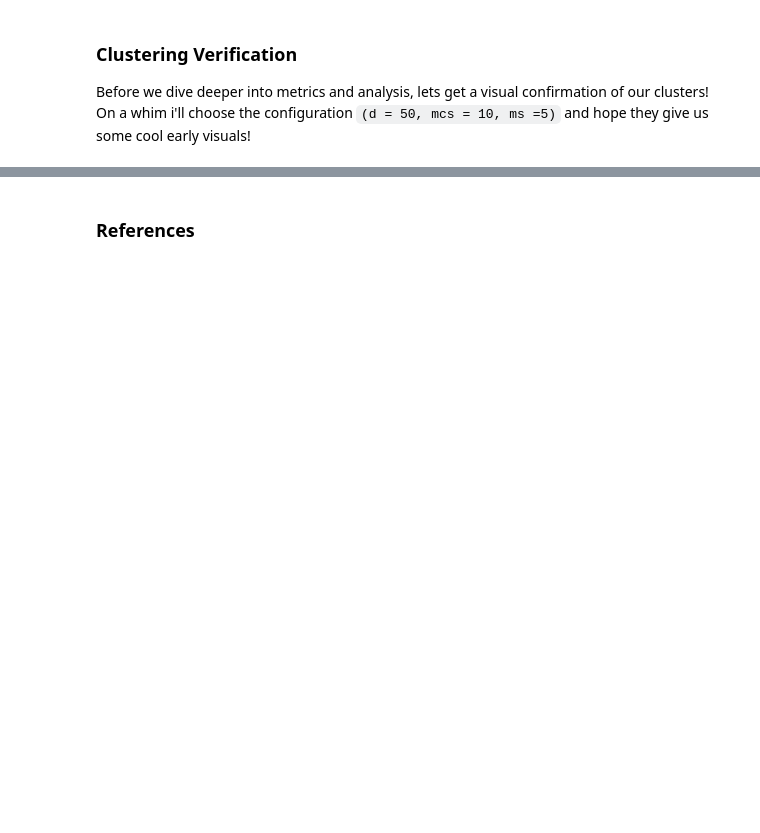
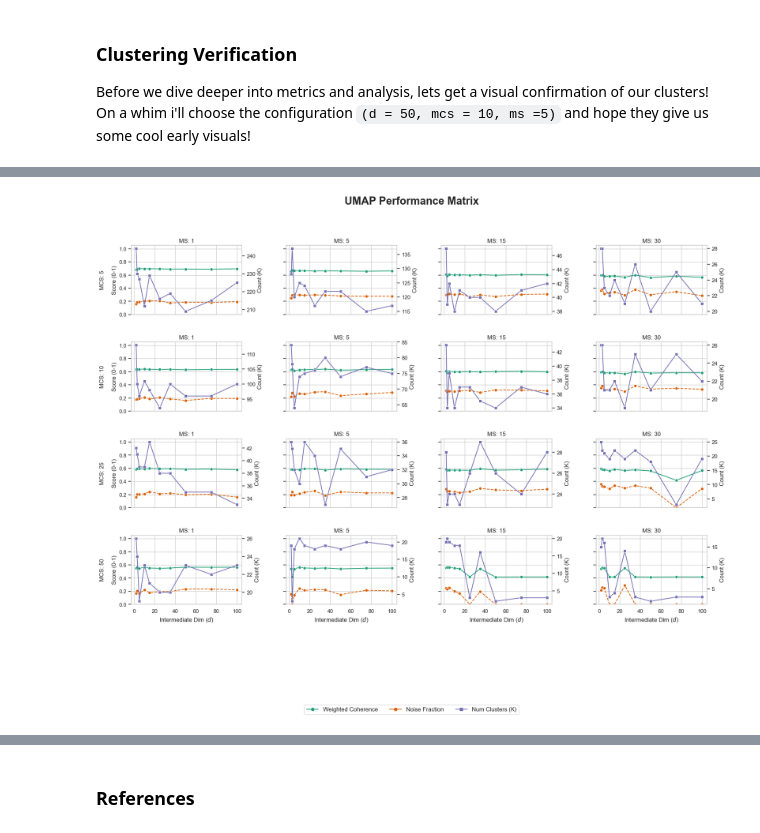
Before and after one commit to evansun06/trend-analysis-sr, a Jupyter notebook: analysis.ipynb, the cells around one changed output, grey strips where cells are left out. Drawn from its saved outputs; the diff is of its cells as text; code cells hidden in the pictures; blank space fills up the shorter version.

Commit message:
add performance matrices

```diff
--- a/analysis.ipynb
+++ b/analysis.ipynb
@@ -527,0 +516,5 @@ $$ARI(L_{orig}, L_m) = \frac{\sum_{ij} \binom{n_{ij}}{2} - [\sum_i \binom{a_i}{2
+# %%
+### First we align the normalized embeddings with our results dataframe for downstream calculations
+aligned_df = pd.merge(df[['article_id','embedding_norm']], results_df, how='outer', on='article_id')
+
+aligned_df.head()
@@ -527,0 +587,82 @@ $$ARI(L_{orig}, L_m) = \frac{\sum_{ij} \binom{n_{ij}}{2} - [\sum_i \binom{a_i}{2
+# %%
+# Exclude d = 500
+filt = final_df[final_df['d'] != 500]
+
+
+# Using your professional palette
+PALETTE = {"coh": "#1b9e77", "noise": "#d95f02", "k": "#7570b3"}
+
+def twin_lineplot(data, **kwargs):
+    ax1 = plt.gca()
+
+    # 1. Primary Axis: Coherence and Noise
+    sns.lineplot(data=data, x="d", y="weighted_coh", color=PALETTE["coh"],
+                 marker="o", label="Weighted Coherence", ax=ax1, legend=False)
+    sns.lineplot(data=data, x="d", y="noise_frac", color=PALETTE["noise"],
+                 marker="o", linestyle="--", label="Noise Fraction", ax=ax1, legend=False)
+
+    ax1.set_ylim(0, 1.05)
+    ax1.set_ylabel("Score (0-1)")
+
+    # 2. Secondary Axis: Num Clusters
+    ax2 = ax1.twinx()
+    sns.lineplot(data=data, x="d", y="num_clusters", color=PALETTE["k"],
+                 marker="s", label="Num Clusters (K)", ax=ax2, legend=False)
+
+    ax2.set_ylabel("Count (K)")
+    ax2.grid(False)
+
+def generate_matrix(df, pipeline_name):
+    pipeline_df = df[df['pipeline'] == pipeline_name].copy()
+
+    # Set margin_titles=False to remove the right-side clutter
+    g = sns.FacetGrid(
+        pipeline_df,
+        row="mcs",
+        col="ms",
+        height=3.5,
+        aspect=1.5,
+        margin_titles=False
+    )
+
+    g.map_dataframe(twin_lineplot)
+
+    # 3. Explicit Axis Naming
+    g.set_axis_labels("Intermediate Dim ($d$)", "Score (0-1)")
+
+    # 4. Clean up Titles
+    # We remove the row titles from the top of every single plot
+    # and keep them only on the far-left axes.
+    for ax in g.axes.flat:
+        curr_title = ax.get_title()
+        if "mcs =" in curr_title:
+            # Splits "mcs = 5 | ms = 1" to just "MS: 1" for the top
+            new_title = curr_title.split("|")[-1].replace("ms =", "MS:").strip()
+            ax.set_title(new_title)
+
+    # 5. Add Left-Side Row Labels
+    # This places the "MCS" label clearly on the left of each row
+    for i, row_val in enumerate(sorted(pipeline_df['mcs'].unique())):
+        g.axes[i, 0].set_ylabel(f"MCS: {row_val}\n\nScore (0-1)")
+
+    # 6. Global Legend below the X-axis
+    handles = [
+        plt.Line2D([0], [0], color=PALETTE["coh"], marker='o', label='Weighted Coherence'),
+        plt.Line2D([0], [0], color=PALETTE["noise"], marker='o', label='Noise Fraction'),
+        plt.Line2D([0], [0], color=PALETTE["k"], marker='s', label='Num Clusters (K)')
+    ]
+
+    g.fig.legend(handles=handles, loc='lower center', bbox_to_anchor=(0.5, -0.08),
+                 ncol=3, frameon=True, fontsize=12)
+
+    g.fig.subplots_adjust(top=0.88, bottom=0.15, left=0.12, right=0.9, hspace=0.4, wspace=0.4)
+    g.fig.suptitle(f"{pipeline_name} Performance Matrix", fontsize=22, fontweight='bold')
+
+    return g
+
+# --- Execute ---
+g_umap = generate_matrix(filt, "UMAP")
+g_pca = generate_matrix(filt, "PCA")
+plt.show()
+# %% [output]
+[figure, added]
```
Also changed, not shown: parts of 18 cells of this notebook.
